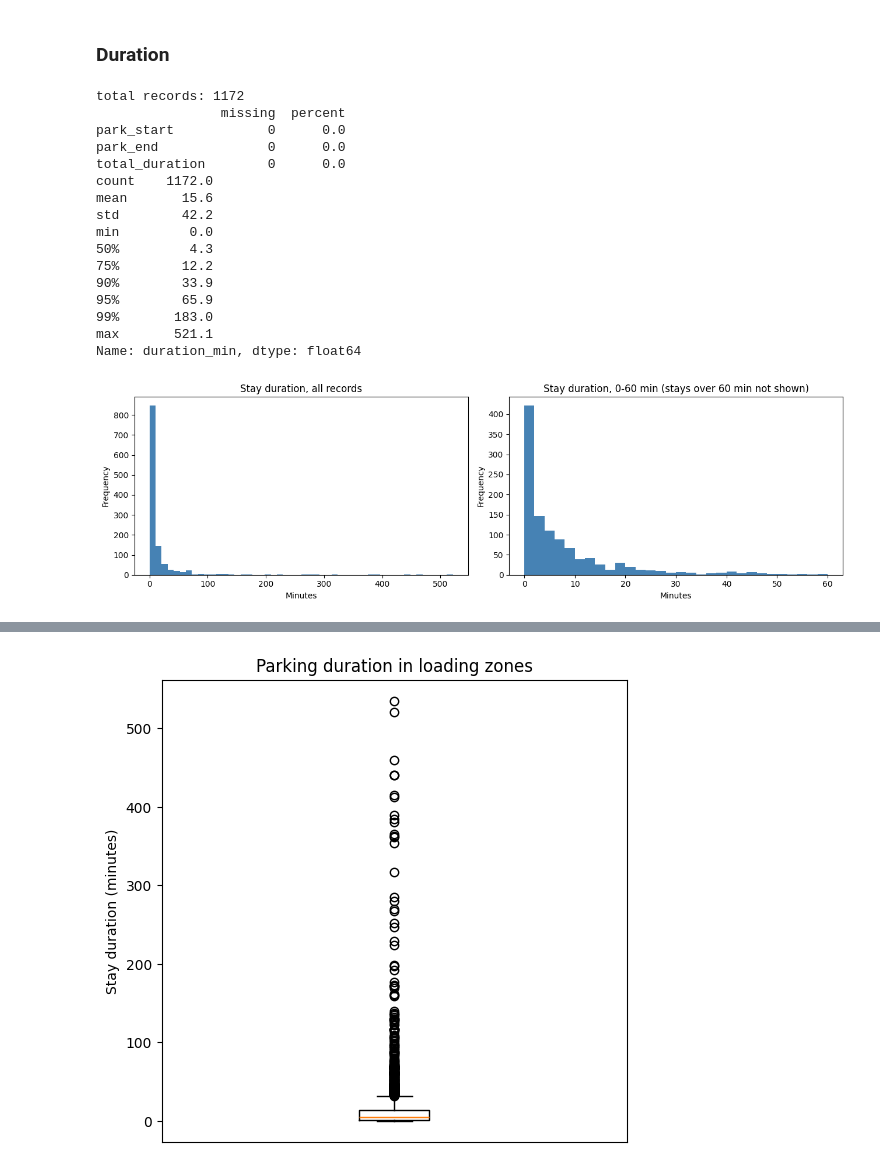
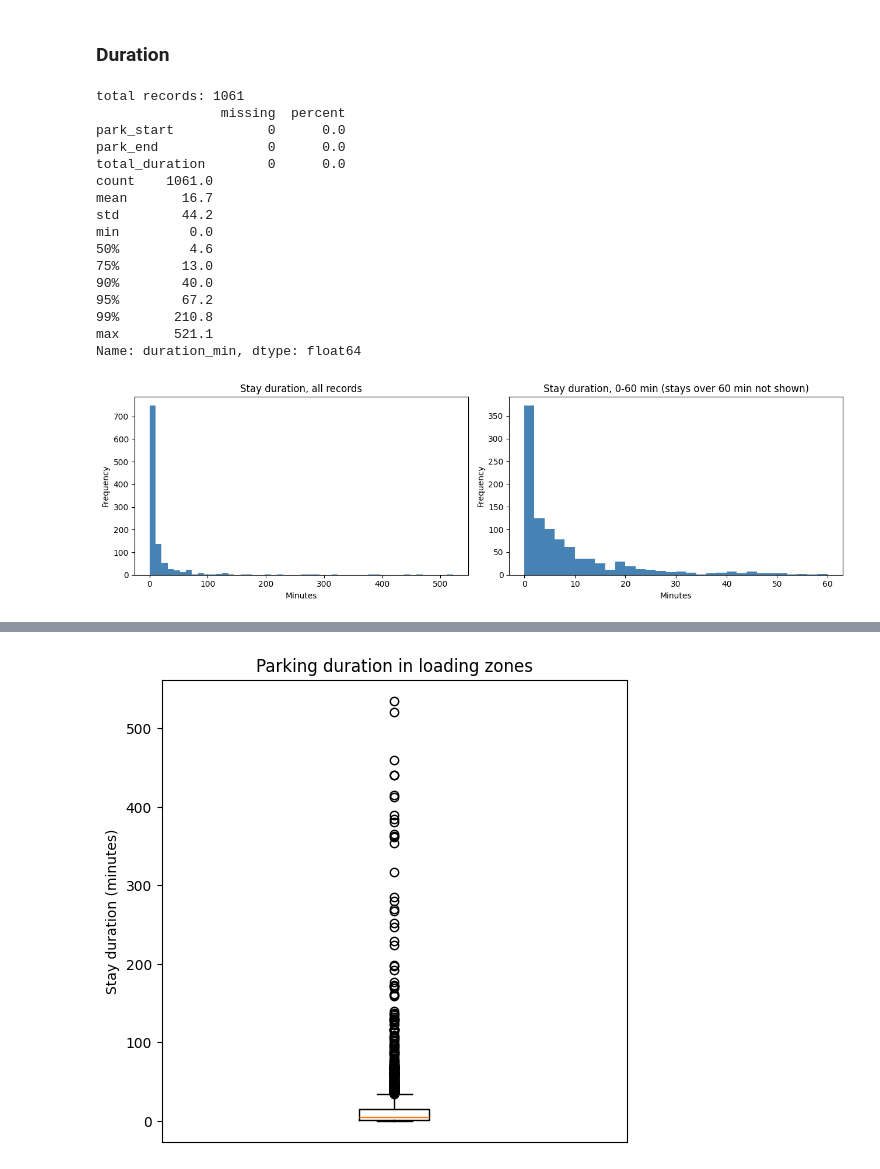
Before and after one commit to dshan805/freight-curb-allocation, a Jupyter notebook: notebooks/01-eda.ipynb, the cells around one changed output, grey strips where cells are left out. Drawn from its saved outputs; the diff is of its cells as text; code cells hidden in the pictures.

```diff
--- a/notebooks/01-eda.ipynb
+++ b/notebooks/01-eda.ipynb
@@ -414,7 +414,7 @@ print((keys_per_block[m['ELMNTKEY'].unique()] > 1).sum())   # keys mapping to mo
 # ELMNTKEY better key to join than 'BLOCKID'
 # %%
 # how many idax_1 rows have an ELMNTKEY that exists in curb_spaces?
-ok = idax_1_clean['ELMNTKEY'].isin(curb_spaces['ELMNTKEY'])
+ok = idax_1_clean['ELMNTKEY'].isin(gis_curb_spaces['ELMNTKEY'])
 print("rows:", len(idax_1_clean))
 print("matched:", ok.sum(), "| unmatched:", (~ok).sum(), "| null keys:", idax_1_clean['ELMNTKEY'].isna().sum())
 
@@ -424,7 +424,7 @@ print("distinct ELMNTKEY:", idax_1_clean['ELMNTKEY'].nunique(),
 print("unmatched keys:", sorted(idax_1_clean.loc[~ok, 'ELMNTKEY'].dropna().unique()))
 
 # left join on ELMNTKEY (overwrites the earlier BLOCK_ID-based idax_1_area)
-elmnt_area = curb_spaces[['ELMNTKEY', 'BLOCKID', 'PAIDAREA']].dropna().drop_duplicates()
+elmnt_area = gis_curb_spaces[['ELMNTKEY', 'BLOCKID', 'PAIDAREA']].dropna().drop_duplicates()
 idax_1_area = idax_1_clean.merge(elmnt_area, on='ELMNTKEY', how='left')
 
 print("rows after merge:", len(idax_1_area), "vs", len(idax_1_clean))     # same = no duplicates
@@ -556,0 +559,8 @@ Limitation: incomplete coverage of loading zones. The IDAX observation data cove
+# %%
+# removing data from 6pm onwards
+# park_start is text like '18:06:34'; '<null>' becomes missing
+start = pd.to_timedelta(idax_1_area['park_start'].replace('<null>', pd.NA))
+
+before = len(idax_1_area)
+idax_1_area = idax_1_area[start < pd.Timedelta(hours=18)]
+print(f"removed {before - len(idax_1_area)} rows; {len(idax_1_area)} remain")
@@ -838,54 +967,56 @@ d['dur_min'] = pd.to_timedelta(d['total_duration'].replace('<null>', pd.NA)).dt.
 ### Duration
 # %%
 # private passenger vehicles in loading zones: how much is missing, and how long do they stay?
-pp = idax1_loading_zones[
+idax1_private_passenger = idax1_loading_zones[
     (idax1_loading_zones['activity_type'] == 'Private')
     & (idax1_loading_zones['body_type'] == 'Passenger Vehicle')
 ].copy()
 
 # missing values are stored as the text '<null>'; turn them into real NaN
-pp = pp.replace('<null>', pd.NA)
+idax1_private_passenger = idax1_private_passenger.replace('<null>', pd.NA)
 
 # how many are missing?
-print("total records:", len(pp))
-missing = pd.DataFrame({
-    "missing": pp[['park_start', 'park_end', 'total_duration']].isna().sum(),
-    "percent": (pp[['park_start', 'park_end', 'total_duration']].isna().mean() * 100).round(1),
+print("total records:", len(idax1_private_passenger))
+time_columns = ['park_start', 'park_end', 'total_duration']
+idax1_private_passenger_missing = pd.DataFrame({
+    "missing": idax1_private_passenger[time_columns].isna().sum(),
+    "percent": (idax1_private_passenger[time_columns].isna().mean() * 100).round(1),
 })
-print(missing)
+print(idax1_private_passenger_missing)
 
 # total_duration is text like '0:18:17' (h:mm:ss); convert to minutes
-pp['duration_min'] = pd.to_timedelta(pp['total_duration']).dt.total_seconds() / 60
+idax1_private_passenger['duration_min'] = pd.to_timedelta(
+    idax1_private_passenger['total_duration']).dt.total_seconds() / 60
 
-print(pp['duration_min'].describe(percentiles=[.5, .75, .9, .95, .99]).round(1))
+print(idax1_private_passenger['duration_min'].describe(percentiles=[.5, .75, .9, .95, .99]).round(1))
 
 fig, axes = plt.subplots(1, 2, figsize=(13, 4))
 
-pp['duration_min'].dropna().plot.hist(bins=50, ax=axes[0], color='steelblue')
+idax1_private_passenger['duration_min'].dropna().plot.hist(bins=50, ax=axes[0], color='steelblue')
 axes[0].set_title('Stay duration, all records')
 axes[0].set_xlabel('Minutes')
 
-pp['duration_min'].dropna().plot.hist(bins=range(0, 62, 2), ax=axes[1], color='steelblue')
+idax1_private_passenger['duration_min'].dropna().plot.hist(bins=range(0, 62, 2), ax=axes[1], color='steelblue')
 axes[1].set_title('Stay duration, 0-60 min (stays over 60 min not shown)')
 axes[1].set_xlabel('Minutes')
 
 plt.tight_layout()
 plt.show()
 # %% [output]
-total records: 1172
+total records: 1061
                 missing  percent
 park_start            0      0.0
 park_end              0      0.0
 total_duration        0      0.0
-count    1172.0
-mean       15.6
-std        42.2
+count    1061.0
+mean       16.7
+std        44.2
 min         0.0
-50%         4.3
-75%        12.2
-90%        33.9
-95%        65.9
-99%       183.0
+50%         4.6
+75%        13.0
+90%        40.0
+95%        67.2
+99%       210.8
 max       521.1
 Name: duration_min, dtype: float64
-[figure, old version]
+[figure, new version]
```
Also changed, not shown: parts of 58 cells of this notebook, 1 other file.
